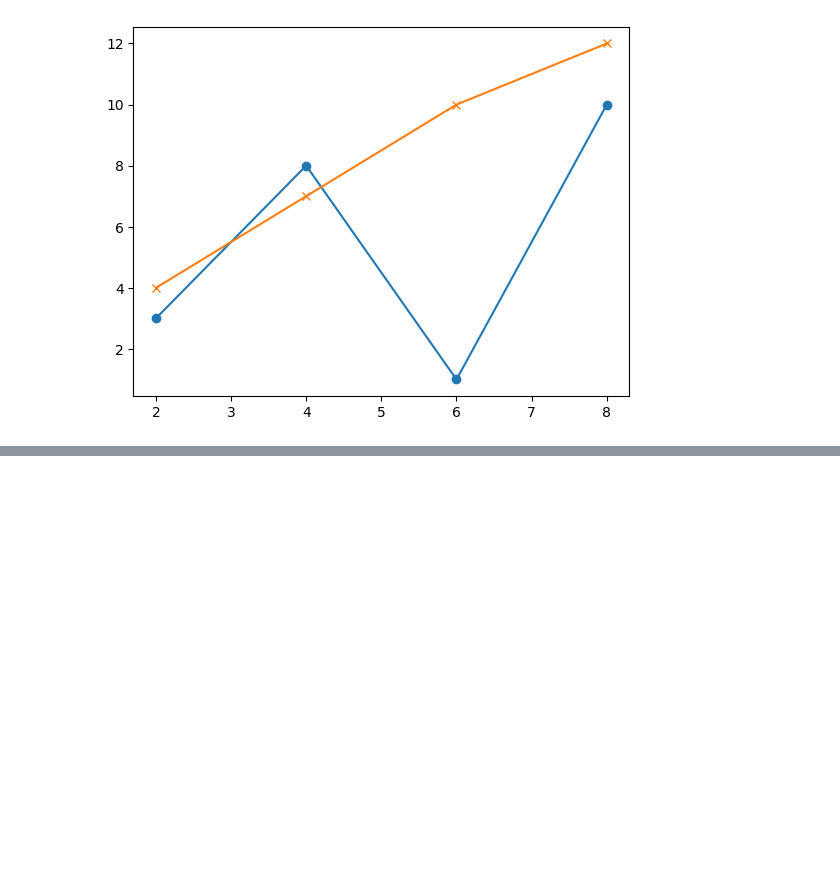
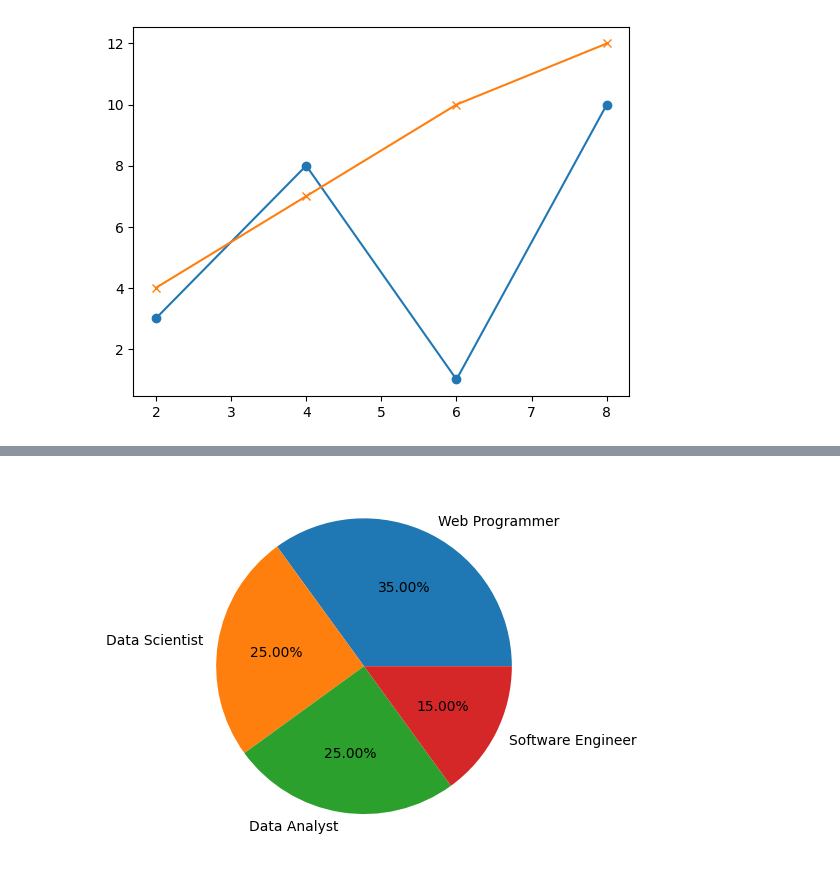
Before and after one commit to aliifam/ppd, a Jupyter notebook: ppd/pekan3/eda.ipynb, the cells around one changed output, grey strips where cells are left out. Saved outputs shown, nothing was run; the diff lists cells and outputs as text; code cells hidden in the pictures; blank space fills up the shorter version.

```diff
--- a/ppd/pekan3/eda.ipynb
+++ b/ppd/pekan3/eda.ipynb
@@ -42,0 +64,12 @@ plt.show()
+# %%
+# pie chart
+import matplotlib.pyplot as plt
+import numpy as np
+
+y = np.array([35, 25, 25, 15])
+mylabels = ["Web Programmer", "Data Scientist", "Data Analyst", "Software Engineer"]
+
+plt.pie(y, labels = mylabels, autopct='%.2f%%')
+plt.show()
+# %% [output]
+[figure, added]
```
Also changed, not shown: parts of 11 cells of this notebook.
